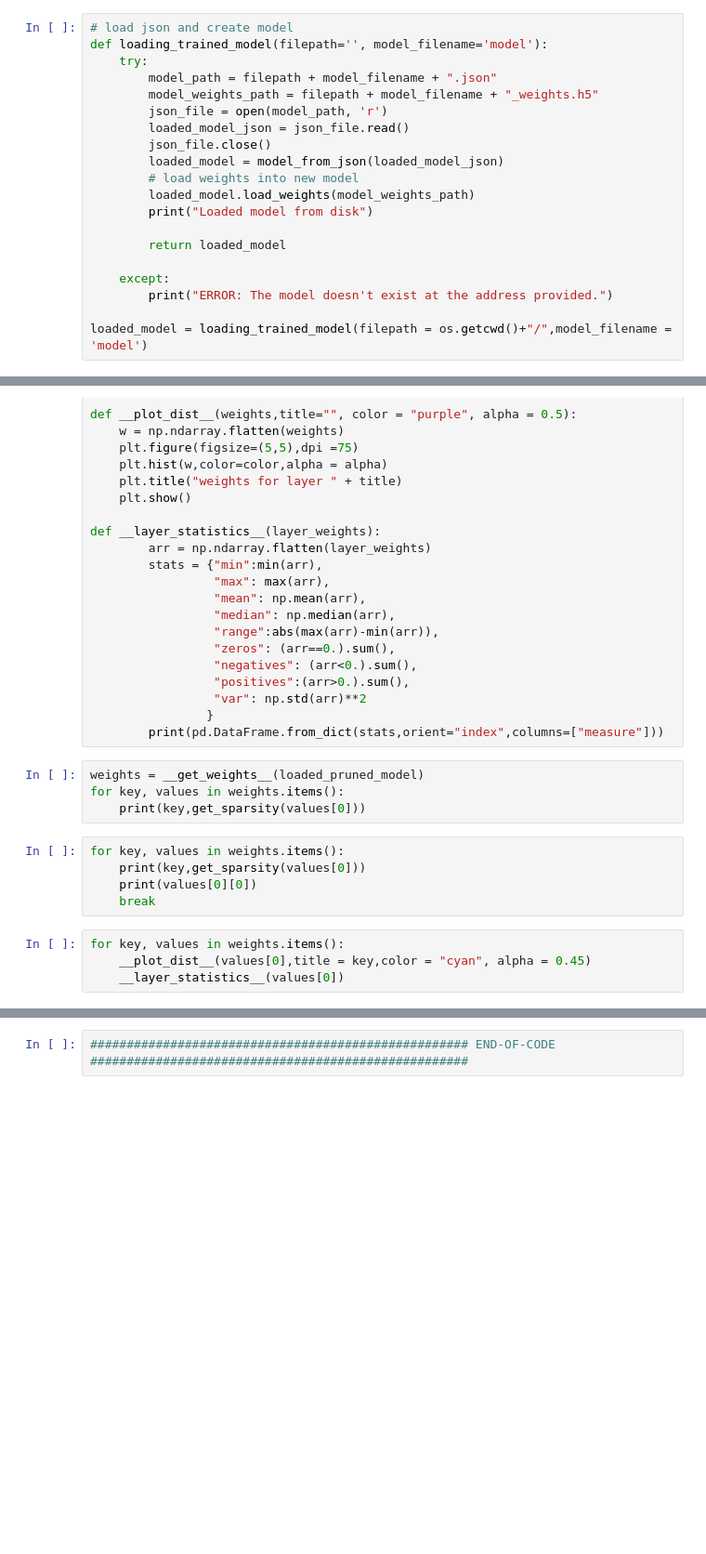
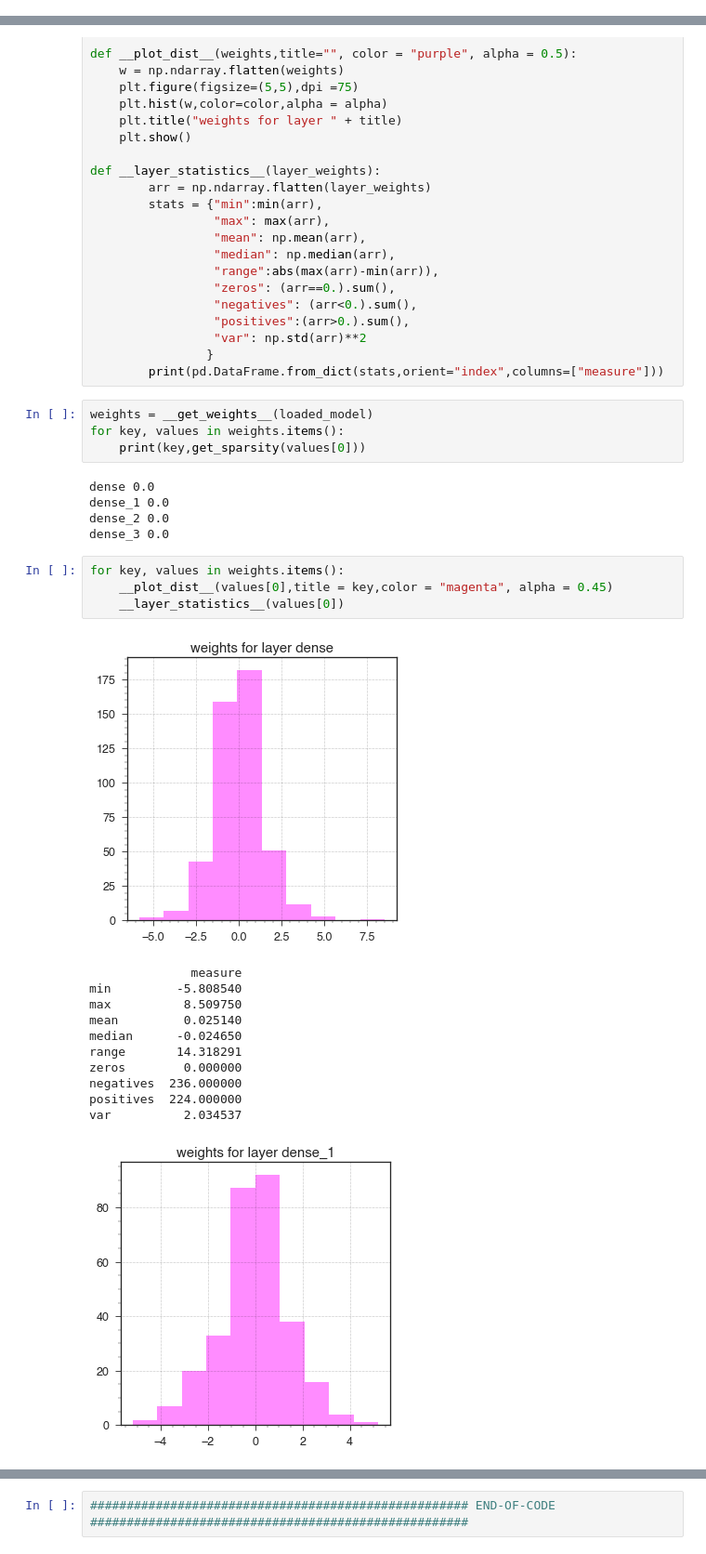
Before and after one commit to gauriprdhn/pruning-muon-sim-model, a Jupyter notebook: pruning/keras_custom_layer_pruning_model.ipynb, the cells around one changed output, grey strips where cells are left out. Shown at 93% size. Cells and saved outputs as stored; diff of their text form; blank space fills up the shorter version.

```diff
--- a/pruning/keras_custom_layer_pruning_model.ipynb
+++ b/pruning/keras_custom_layer_pruning_model.ipynb
@@ -473,26 +473,6 @@ class CustomModel:
                         use_bias = True, name = "output_dense")(x)
         model = tf.keras.models.Model(inputs,outputs)
         return model
-# %%
-# load json and create model
-def loading_trained_model(filepath='', model_filename='model'):
-    try:
-        model_path = filepath + model_filename + ".json"
-        model_weights_path = filepath + model_filename + "_weights.h5"
-        json_file = open(model_path, 'r')
-        loaded_model_json = json_file.read()
-        json_file.close()
-        loaded_model = model_from_json(loaded_model_json)
-        # load weights into new model
-        loaded_model.load_weights(model_weights_path)
-        print("Loaded model from disk")
-
-        return loaded_model
-
-    except:
-        print("ERROR: The model doesn't exist at the address provided.")
-
-loaded_model = loading_trained_model(filepath = os.getcwd()+"/",model_filename = 'model')
 # %%
 logger = getLogger()
 def train_model(model, x, y, model_name='model', save_model = False, batch_size=1, epochs=100,
@@ -888,15 +1057,28 @@ def __layer_statistics__(layer_weights):
                 }
         print(pd.DataFrame.from_dict(stats,orient="index",columns=["measure"]))
 # %%
-weights = __get_weights__(loaded_pruned_model)
+weights = __get_weights__(loaded_model)
 for key, values in weights.items():
     print(key,get_sparsity(values[0]))
+# %% [output]
+dense 0.0
+dense_1 0.0
+dense_2 0.0
+dense_3 0.0
-# %%
-for key, values in weights.items():
-    print(key,get_sparsity(values[0]))
-    print(values[0][0])
-    break
 # %%
 for key, values in weights.items():
-    __plot_dist__(values[0],title = key,color = "cyan", alpha = 0.45)
+    __plot_dist__(values[0],title = key,color = "magenta", alpha = 0.45)
     __layer_statistics__(values[0])
+# %% [output]
+[figure, added]
+              measure
+min         -5.808540
+max          8.509750
+mean         0.025140
+median      -0.024650
+range       14.318291
+zeros        0.000000
+negatives  236.000000
+positives  224.000000
+var          2.034537
+[figure, added]
```
Also changed, not shown: parts of 22 cells of this notebook, 10 other files.
